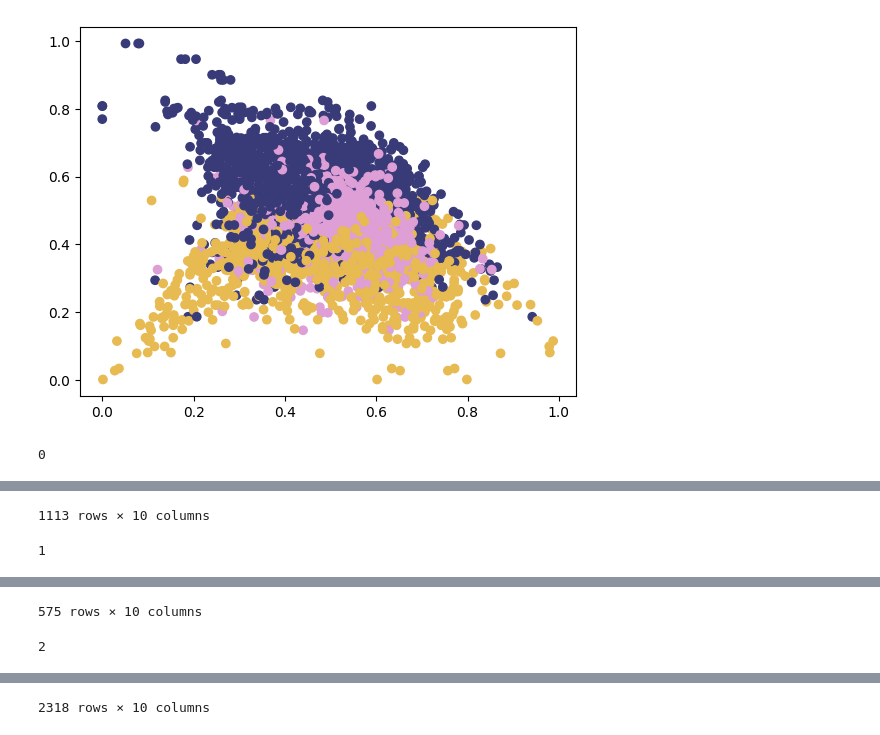
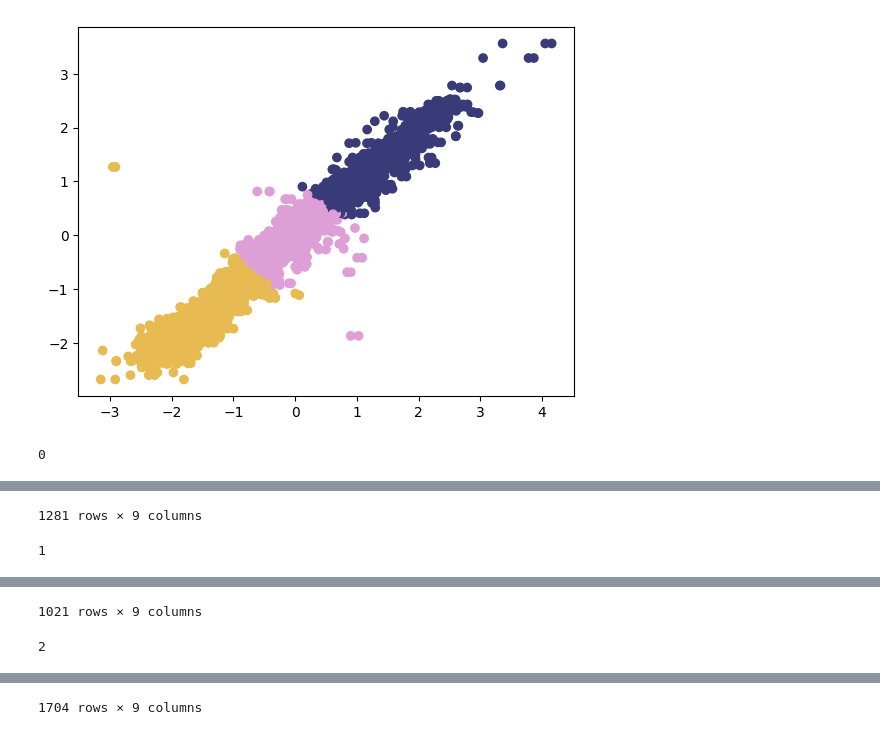
Before and after one commit to SauceBoss1/Auerbuch-Stone-cluster-analysis, a Jupyter notebook: elbowCluster.ipynb, the cells around one changed output, grey strips where cells are left out. Saved outputs shown, nothing was run; the diff lists cells and outputs as text; code cells hidden in the pictures.

```diff
--- a/elbowCluster.ipynb
+++ b/elbowCluster.ipynb
@@ -8,9 +8,9 @@ import matplotlib.pyplot as plt
 # %%
 def getDataset(file):
     df = pd.read_csv(file, sep='\t')
-    return df.iloc[:,5:]
+    return df.iloc[:,:5], df.iloc[:,5:]
 
-#display(getDataset('master means/26C_mean_masterFile.tsv').head(5))
+# display(getDataset('master means/26C_mean_masterFile.tsv').head(5))
 # %%
 def getDescriptions(file):
     df = pd.read_csv(file, sep='\t')
@@ -88,0 +85,20 @@ def cluster(file, n_clusters: int, names: list):
+# %%
+def dataProcess(file, names: list):
+    desc, dataset = getDataset(file)
+    dataset = dataset.to_numpy()
+    dataset = dataset.astype(np.float64)
+    df = pd.DataFrame(dataset, columns = names)
+
+    # zeroDf = df[(df[names] <= 0.9).all(axis=1)]
+    # display(zeroDf.head(20))
+
+    for c in df.columns:
+        df[c] = np.log2(df[c])
+
+    # zeroDf = df[(df == np.inf).any(axis=1)]
+    # display(zeroDf)
+
+    df = pd.concat([desc, df], axis=1)
+
+    df = df.replace([np.inf, -np.inf], 0)
+    return df.iloc[:,:5], df.iloc[:,5:]
@@ -89,8 +180,11 @@ def cluster(file, n_clusters: int, names: list):
 # %%
 names = ['pil', 'pcnB', 'pil-pcnB', 'WT']
-df = cluster(file='master means/26C_mean_masterFile.tsv', n_clusters = 3, names=names)
-#df.to_csv('test.tsv', sep='\t')
-for i in range(3):
+
+n_clusters = 3
+
+df = cluster(file='master means/26C_mean_masterFile.tsv', n_clusters = n_clusters, names=names)
+#df.to_csv('testLog2.tsv', sep='\t')
+for i in range(n_clusters):
     print(i)
     display(df.loc[df['cluster'] == i])
 # %% [output]
@@ -140,10 +234,13 @@ for i in range(3):
 # %%
 names = ['pil', 'pcnB', 'pil-pcnB', 'WT']
-df = cluster(file='master means/37C_mean_masterFile.tsv', n_clusters = 3, names=names)
 
-for i in range(3):
+n_clusters = 3
+
+df = cluster(file='master means/37C_mean_masterFile.tsv', n_clusters = n_clusters, names=names)
+
+for i in range(n_clusters):
     print(i)
     display(df.loc[df['cluster'] == i])
 # %% [output]
-[figure, old version]
+[figure, new version]
 0
@@ -162,2 +259,2 @@ for i in range(3):
-1113 rows × 10 columns
+1281 rows × 9 columns
 1
@@ -176,2 +273,2 @@ for i in range(3):
-575 rows × 10 columns
+1021 rows × 9 columns
 2
@@ -190 +287 @@ for i in range(3):
-2318 rows × 10 columns
+1704 rows × 9 columns
```
Also changed, not shown: parts of 9 cells of this notebook, 6 other files.
